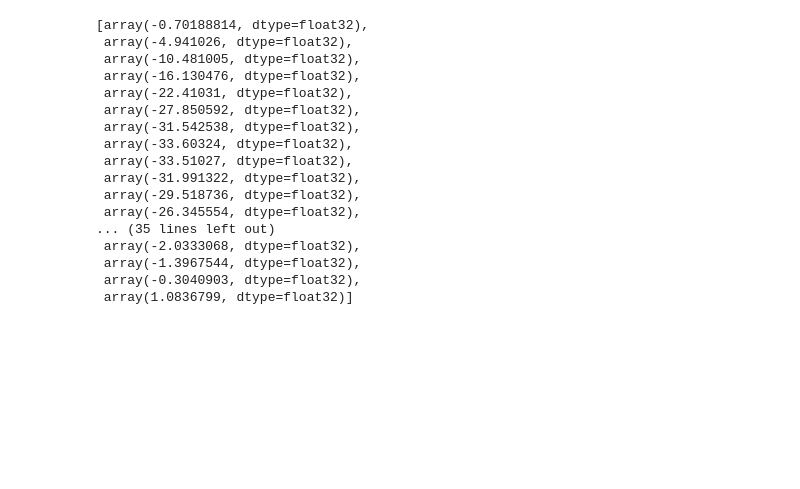
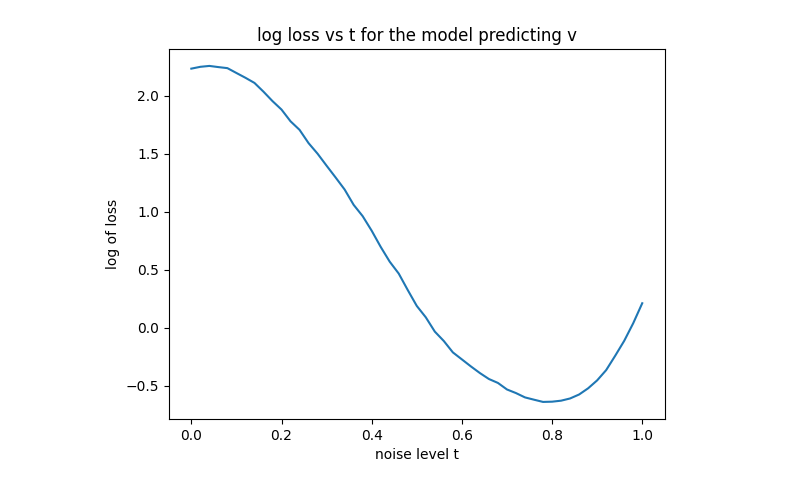
Before and after one commit to JetfiRex/Diffusion-ToyModel, a Jupyter notebook: flow_schedule_2d (1).ipynb, the cells around one changed output. Cells and saved outputs as stored; diff of their text form; code cells hidden in the pictures; blank space fills up the shorter version.

```diff
--- a/flow_schedule_2d (1).ipynb
+++ b/flow_schedule_2d (1).ipynb
@@ -243,9 +432,11 @@ Data shape: torch.Size([20000, 4])
 # %%
 N = 50
-losses_1 = []
+losses = []
+grads = []
 for t_scalar in [i/N for i in range(N+1)]:
     sigma = x.std() / 3.0
-    t = torch.tensor(t_scalar, requires_grad=True).expand_as(x)
+    t_torch = torch.tensor(t_scalar, requires_grad=True)
+    t = t_torch.expand_as(x)
     B = x.size(0)
     x_1 = x / sigma
 
@@ -256,8 +447,7 @@ for t_scalar in [i/N for i in range(N+1)]:
     model_pred = model(x_t, t)
     v_target = x_1 - x_0
     loss = ((v_target - model_pred) ** 2).mean()
-    print(loss)
-    losses_1.append(loss)
-from matplotlib import pyplot as plt
-import math
-plt.plot([i/N for i in range(N+1)], [torch.log(loss).detach().numpy() for loss in losses_1])
+    loss2 = torch.clone(loss)
+    losses.append(loss2.detach().numpy())
+    loss.backward()
+    grads.append(t_torch.grad.detach().numpy())
@@ -284,39 +454,10 @@ tensor(1.2493, grad_fn=<MeanBackward0>)
-# %%
-N = 50
-grads = []
-for t_scalar in [i/N for i in range(N+1)]:
-    sigma = x.std() / 3.0
-    t_torch = torch.tensor(t_scalar, requires_grad=True)
-    t = t_torch.expand_as(x)
-    B = x.size(0)
-    x_1 = x / sigma
-
-    x_0 = torch.randn_like(x_1)
-    x_t = t * x_1 + (1 - t) * x_0
-    # [B, 2] * [B, 2] + [B, 2] * [B, 2]
-
-    model_pred = model(x_t, t)
-    v_target = x_1
-    loss = ((v_target - model_pred) ** 2).mean()
-    loss.backward()
-    grads.append(t_torch.grad.detach().numpy())
-
-grads
-# %% [output]
-[array(-0.70188814, dtype=float32),
- array(-4.941026, dtype=float32),
- array(-10.481005, dtype=float32),
- array(-16.130476, dtype=float32),
- array(-22.41031, dtype=float32),
- array(-27.850592, dtype=float32),
- array(-31.542538, dtype=float32),
- array(-33.60324, dtype=float32),
- array(-33.51027, dtype=float32),
- array(-31.991322, dtype=float32),
- array(-29.518736, dtype=float32),
- array(-26.345554, dtype=float32),
-... (35 lines left out)
- array(-2.0333068, dtype=float32),
- array(-1.3967544, dtype=float32),
- array(-0.3040903, dtype=float32),
- array(1.0836799, dtype=float32)]
+# %%
+from matplotlib import pyplot as plt
+import math
+plt.title("log loss vs t for the model predicting v")
+plt.xlabel("noise level t")
+plt.ylabel("log of loss")
+plt.plot([i/N for i in range(N+1)], [np.log(loss) for loss in losses])
+plt.savefig("illustration/losses_vs_t_v.png")
+# %% [output]
+[figure, added]
```
Also changed, not shown: parts of 42 cells of this notebook, 10 other files.
